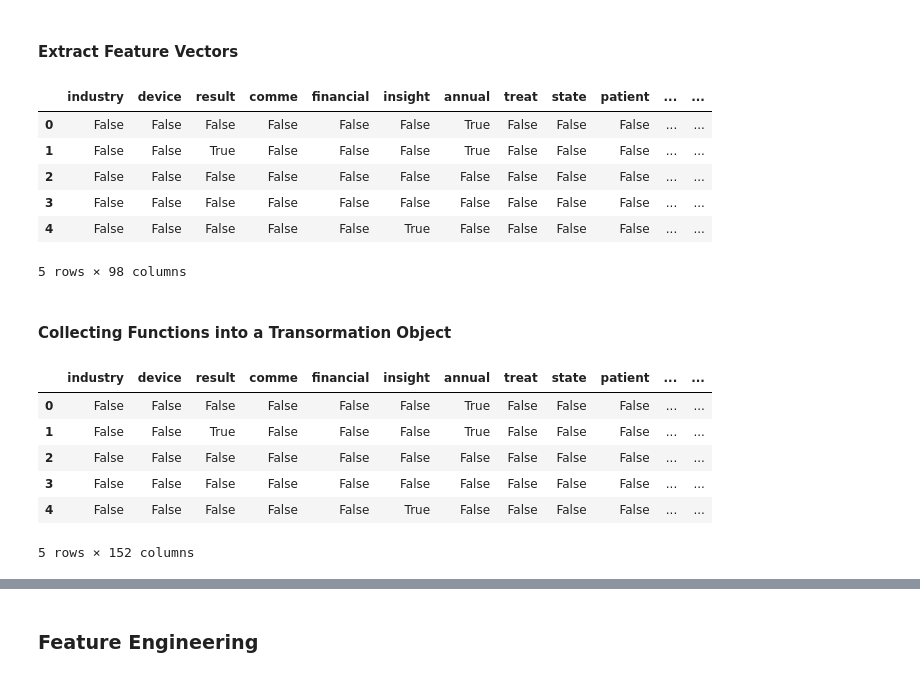
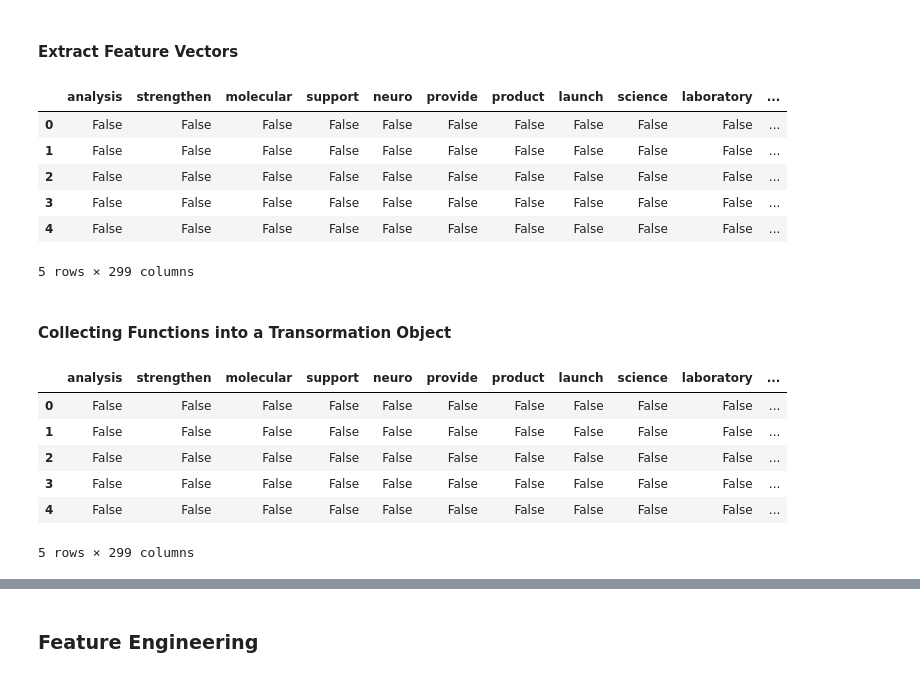
Before and after one commit to mikebrowne/BioPharmaceuticalFactorModel, a Jupyter notebook: notebooks/exploratory/04-KeywordAsAFactor_FeaturePipeline.ipynb, the cells around one changed output, grey strips where cells are left out. Drawn from its saved outputs; the diff is of its cells as text; code cells hidden in the pictures.

```diff
--- a/notebooks/exploratory/04-KeywordAsAFactor_FeaturePipeline.ipynb
+++ b/notebooks/exploratory/04-KeywordAsAFactor_FeaturePipeline.ipynb
@@ -122,7 +154,7 @@ def reduce_words_by_freq(word_frequency, cut_off=0.01):
 def remove_short_strings(word_list, min_length=4):
     return [word for word in word_list if len(word) > min_length]
 # %%
-cut_off = 0.015
+cut_off = 0.005
 
 word_list = remove_short_strings(reduce_words_by_freq(word_freq, cut_off))
 # %%
@@ -143,13 +241,13 @@ features = extract_feature_vectors(titles_cleaned, word_list)
 # %%
 features.head()
 # %% [output]
-|  | industry | device | result | comme | financial | insight | annual | treat | state | patient | ... | ... |
-| 0 | False | False | False | False | False | False | True | False | False | False | ... | ... |
-| 1 | False | False | True | False | False | False | True | False | False | False | ... | ... |
-| 2 | False | False | False | False | False | False | False | False | False | False | ... | ... |
-| 3 | False | False | False | False | False | False | False | False | False | False | ... | ... |
-| 4 | False | False | False | False | False | True | False | False | False | False | ... | ... |
+|  | analysis | strengthen | molecular | support | neuro | provide | product | launch | science | laboratory | ... |
+| 0 | False | False | False | False | False | False | False | False | False | False | ... |
+| 1 | False | False | False | False | False | False | False | False | False | False | ... |
+| 2 | False | False | False | False | False | False | False | False | False | False | ... |
+| 3 | False | False | False | False | False | False | False | False | False | False | ... |
+| 4 | False | False | False | False | False | False | False | False | False | False | ... |
-5 rows × 98 columns
+5 rows × 299 columns
 # %% [markdown]
 #### Collecting Functions into a Transormation Object
 # %%
@@ -174,14 +272,14 @@ class FeatureExtraction:
 # %%
 feat_extractor = FeatureExtraction()
 
-x_pre_feat_eng = feat_extractor.fit_transform(titles_cleaned)
+x_pre_feat_eng = feat_extractor.fit_transform(titles_cleaned, cut_off=0.005)
 
 x_pre_feat_eng.head()
 # %% [output]
-|  | industry | device | result | comme | financial | insight | annual | treat | state | patient | ... | ... |
-| 0 | False | False | False | False | False | False | True | False | False | False | ... | ... |
-| 1 | False | False | True | False | False | False | True | False | False | False | ... | ... |
-| 2 | False | False | False | False | False | False | False | False | False | False | ... | ... |
-| 3 | False | False | False | False | False | False | False | False | False | False | ... | ... |
-| 4 | False | False | False | False | False | True | False | False | False | False | ... | ... |
+|  | analysis | strengthen | molecular | support | neuro | provide | product | launch | science | laboratory | ... |
+| 0 | False | False | False | False | False | False | False | False | False | False | ... |
+| 1 | False | False | False | False | False | False | False | False | False | False | ... |
+| 2 | False | False | False | False | False | False | False | False | False | False | ... |
+| 3 | False | False | False | False | False | False | False | False | False | False | ... |
+| 4 | False | False | False | False | False | False | False | False | False | False | ... |
-5 rows × 152 columns
+5 rows × 299 columns
```
Also changed, not shown: parts of 28 cells of this notebook.
